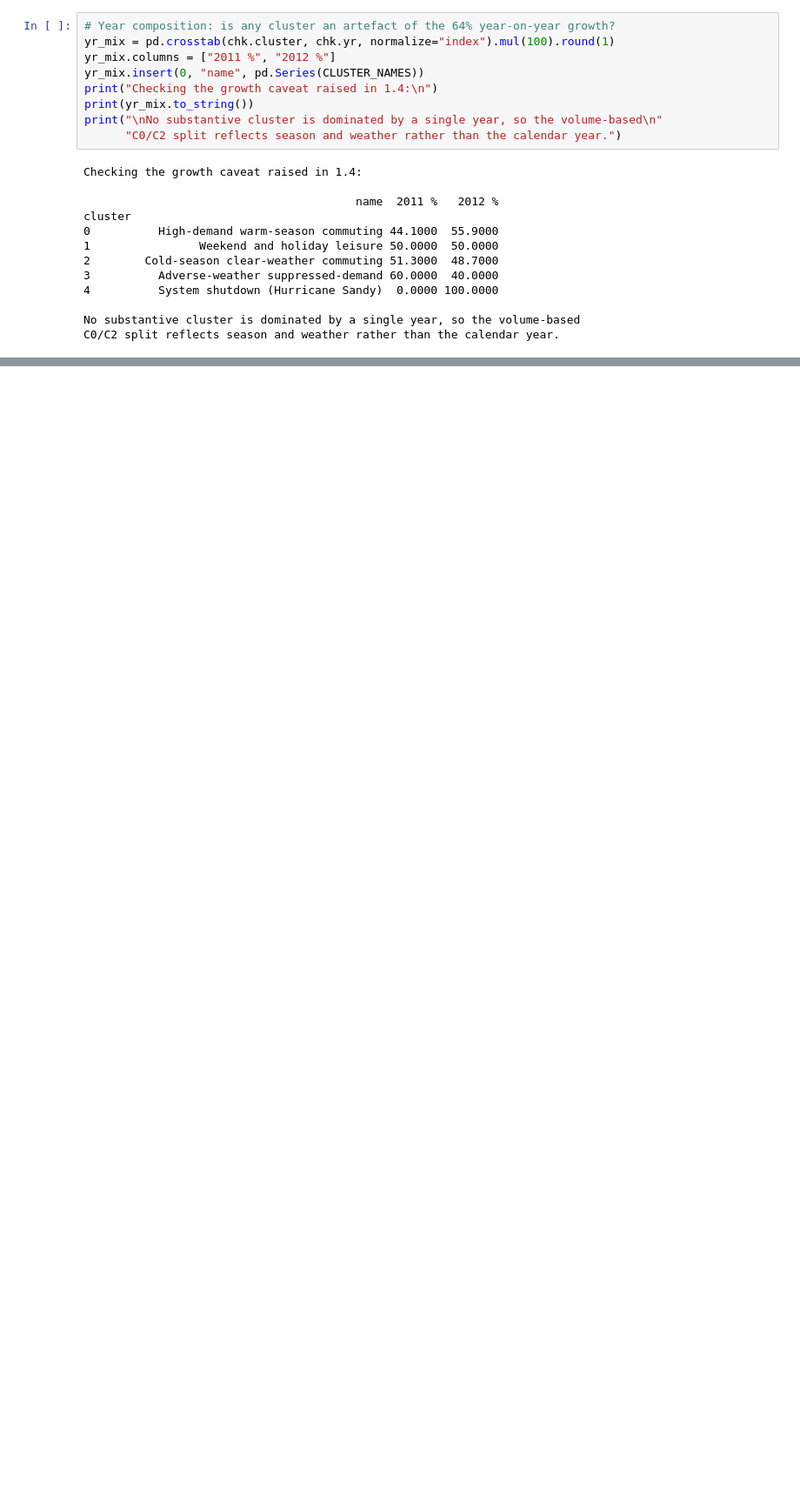
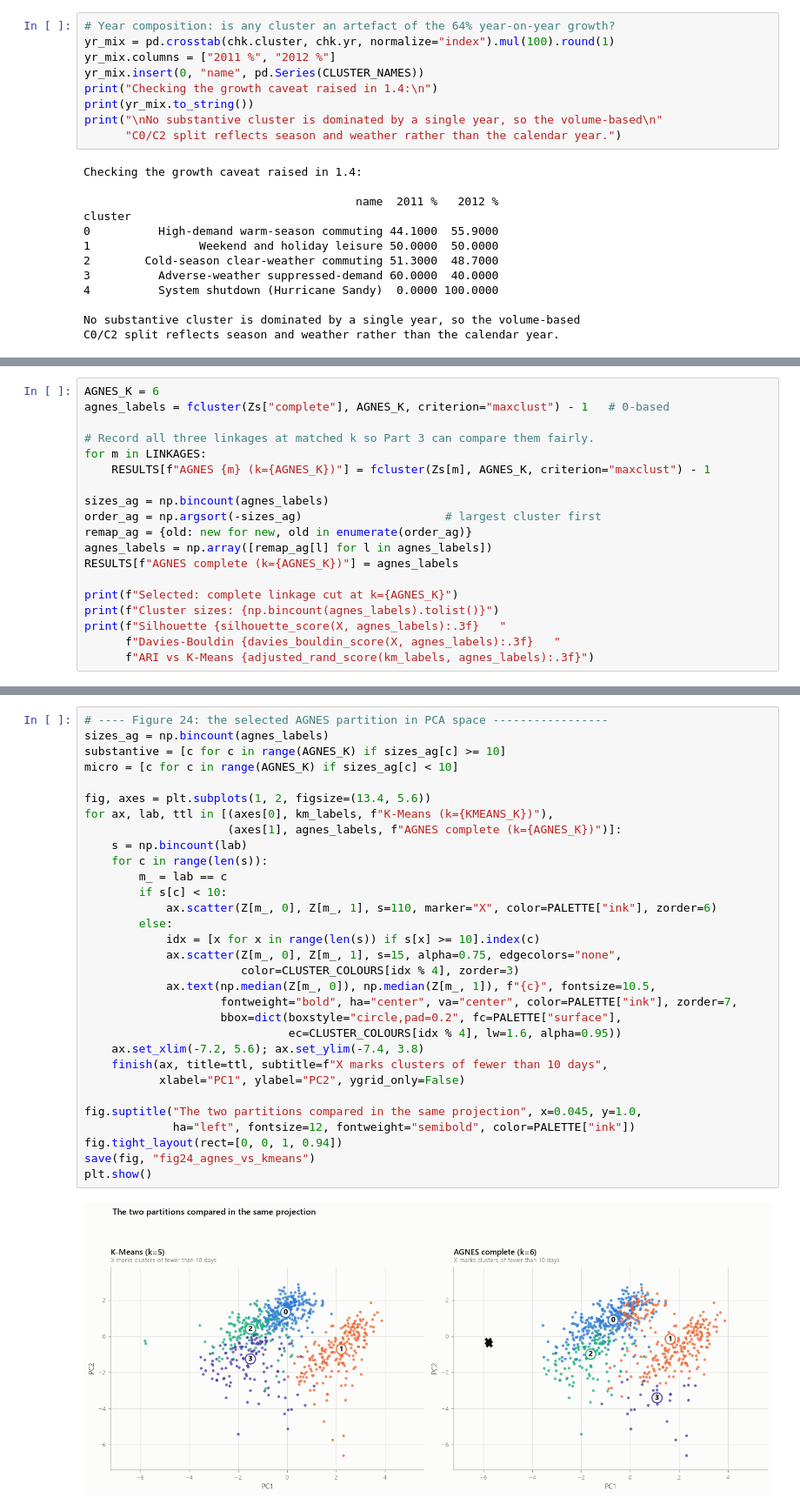
Before and after one commit to heshannethmina/Clustering-Urban-Mobility-Patterns-Using-Bike-Sharing-Data, a Jupyter notebook: bike_sharing_clustering.ipynb, the cells around one changed output, grey strips where cells are left out. Shown at 87% size. Cells and saved outputs as stored; diff of their text form; blank space fills up the shorter version.

```diff
--- a/bike_sharing_clustering.ipynb
+++ b/bike_sharing_clustering.ipynb
@@ -3086,0 +3404,19 @@ linkage to the same matrix `X`.*
+# %%
+AGNES_K = 6
+agnes_labels = fcluster(Zs["complete"], AGNES_K, criterion="maxclust") - 1   # 0-based
+
+# Record all three linkages at matched k so Part 3 can compare them fairly.
+for m in LINKAGES:
+    RESULTS[f"AGNES {m} (k={AGNES_K})"] = fcluster(Zs[m], AGNES_K, criterion="maxclust") - 1
+
+sizes_ag = np.bincount(agnes_labels)
+order_ag = np.argsort(-sizes_ag)                     # largest cluster first
+remap_ag = {old: new for new, old in enumerate(order_ag)}
+agnes_labels = np.array([remap_ag[l] for l in agnes_labels])
+RESULTS[f"AGNES complete (k={AGNES_K})"] = agnes_labels
+
+print(f"Selected: complete linkage cut at k={AGNES_K}")
+print(f"Cluster sizes: {np.bincount(agnes_labels).tolist()}")
+print(f"Silhouette {silhouette_score(X, agnes_labels):.3f}   "
+      f"Davies-Bouldin {davies_bouldin_score(X, agnes_labels):.3f}   "
+      f"ARI vs K-Means {adjusted_rand_score(km_labels, agnes_labels):.3f}")
@@ -3086,0 +3445,33 @@ linkage to the same matrix `X`.*
+# %%
+# ---- Figure 24: the selected AGNES partition in PCA space -----------------
+sizes_ag = np.bincount(agnes_labels)
+substantive = [c for c in range(AGNES_K) if sizes_ag[c] >= 10]
+micro = [c for c in range(AGNES_K) if sizes_ag[c] < 10]
+
+fig, axes = plt.subplots(1, 2, figsize=(13.4, 5.6))
+for ax, lab, ttl in [(axes[0], km_labels, f"K-Means (k={KMEANS_K})"),
+                     (axes[1], agnes_labels, f"AGNES complete (k={AGNES_K})")]:
+    s = np.bincount(lab)
+    for c in range(len(s)):
+        m_ = lab == c
+        if s[c] < 10:
+            ax.scatter(Z[m_, 0], Z[m_, 1], s=110, marker="X", color=PALETTE["ink"], zorder=6)
+        else:
+            idx = [x for x in range(len(s)) if s[x] >= 10].index(c)
+            ax.scatter(Z[m_, 0], Z[m_, 1], s=15, alpha=0.75, edgecolors="none",
+                       color=CLUSTER_COLOURS[idx % 4], zorder=3)
+            ax.text(np.median(Z[m_, 0]), np.median(Z[m_, 1]), f"{c}", fontsize=10.5,
+                    fontweight="bold", ha="center", va="center", color=PALETTE["ink"], zorder=7,
+                    bbox=dict(boxstyle="circle,pad=0.2", fc=PALETTE["surface"],
+                              ec=CLUSTER_COLOURS[idx % 4], lw=1.6, alpha=0.95))
+    ax.set_xlim(-7.2, 5.6); ax.set_ylim(-7.4, 3.8)
+    finish(ax, title=ttl, subtitle=f"X marks clusters of fewer than 10 days",
+           xlabel="PC1", ylabel="PC2", ygrid_only=False)
+
+fig.suptitle("The two partitions compared in the same projection", x=0.045, y=1.0,
+             ha="left", fontsize=12, fontweight="semibold", color=PALETTE["ink"])
+fig.tight_layout(rect=[0, 0, 1, 0.94])
+save(fig, "fig24_agnes_vs_kmeans")
+plt.show()
+# %% [output]
+[figure, added]
```
Also changed, not shown: parts of 45 cells of this notebook, 6 other files.
